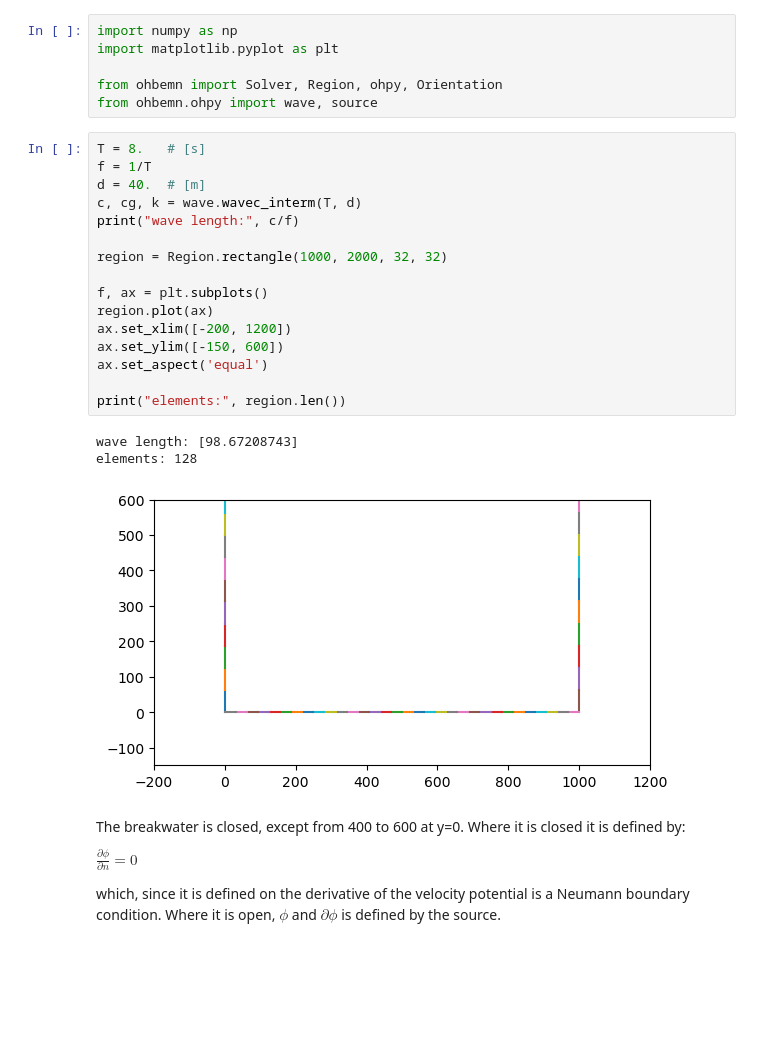
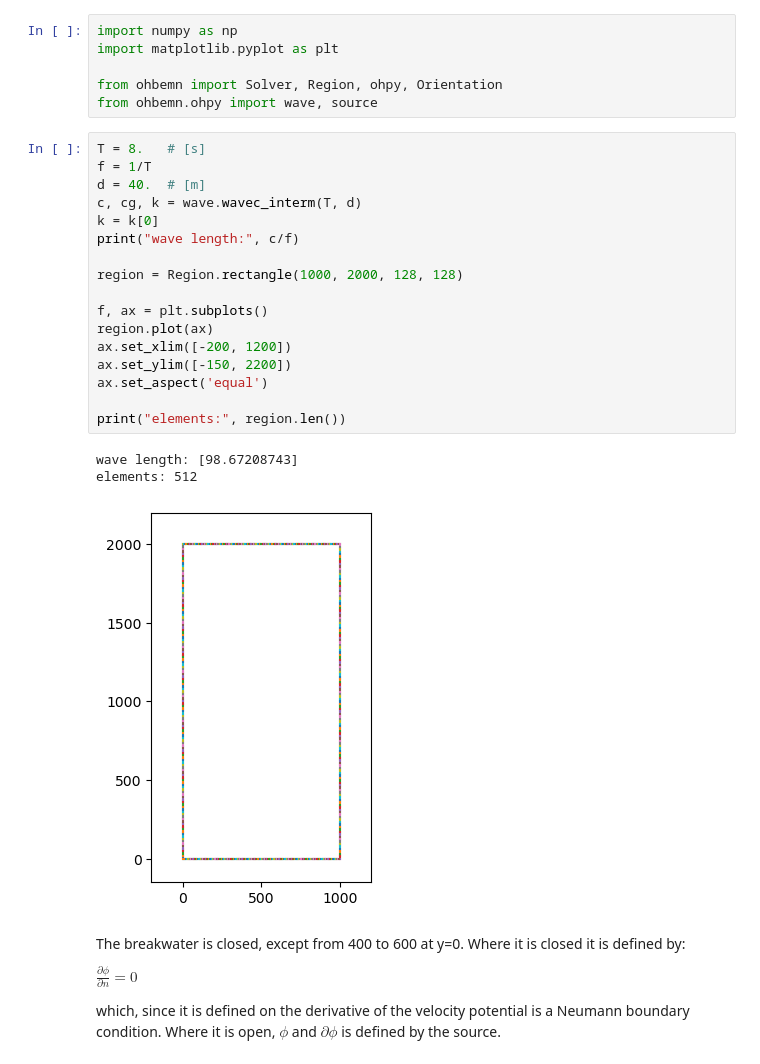
Before and after one commit to gauteh/ohbemn, a Jupyter notebook: examples/Breakwater diffusion.ipynb, the cells around one changed output. Drawn from its saved outputs; the diff is of its cells as text; blank space fills up the shorter version.

```diff
--- a/examples/Breakwater diffusion.ipynb
+++ b/examples/Breakwater diffusion.ipynb
@@ -7,23 +7,24 @@ from ohbemn.ohpy import wave, source
 # %%
 T = 8.   # [s]
 f = 1/T
 d = 40.  # [m]
 c, cg, k = wave.wavec_interm(T, d)
+k = k[0]
 print("wave length:", c/f)
 
-region = Region.rectangle(1000, 2000, 32, 32)
+region = Region.rectangle(1000, 2000, 128, 128)
 
 f, ax = plt.subplots()
 region.plot(ax)
 ax.set_xlim([-200, 1200])
-ax.set_ylim([-150, 600])
+ax.set_ylim([-150, 2200])
 ax.set_aspect('equal')
 
 print("elements:", region.len())
 # %% [output]
 wave length: [98.67208743]
-elements: 128
+elements: 512
-[figure, old version]
+[figure, new version]
 # %% [markdown]
 The breakwater is closed, except from 400 to 600 at y=0. Where it is closed it is defined by:
 
```
Also changed, not shown: parts of 4 cells of this notebook.
